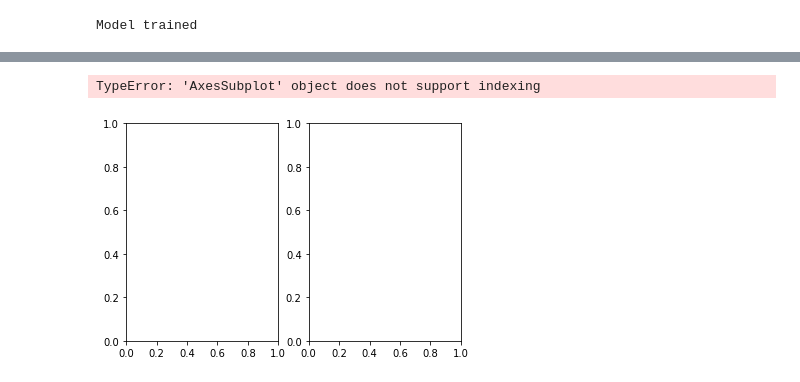
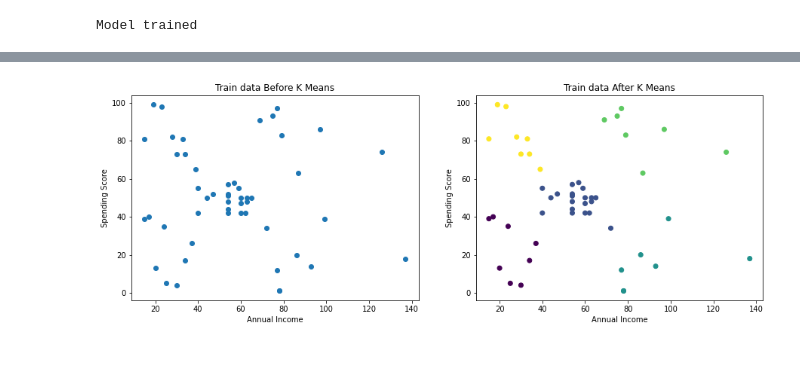
Before and after one commit to SiddheshDhinge/ML, a Jupyter notebook: ex5 - K means/K Means.ipynb, the cells around one changed output, grey strips where cells are left out. Saved outputs shown, nothing was run; the diff lists cells and outputs as text; code cells hidden in the pictures.

```diff
--- a/ex5 - K means/K Means.ipynb
+++ b/ex5 - K means/K Means.ipynb
@@ -98,6 +60,11 @@ plt.plot()
-# %%
-(fig, axes) = plt.subplots(1,2)
-axes[0][1].scatter(X_test.iloc[:, [0]], X_test.iloc[:, [1]], c=X_test_cluster)
-# %% [output]
-TypeError: 'AxesSubplot' object does not support indexing
-[figure, removed]
+# %%
+(fig, axis) = plt.subplots(1,2, figsize=(15, 5))
+axis[0].scatter(X_test.iloc[:, [0]], X_test.iloc[:, [1]])
+axis[0].set_title('Train data Before K Means')
+axis[0].set(xlabel = 'Annual Income', ylabel ='Spending Score')
+axis[1].scatter(X_test.iloc[:, [0]], X_test.iloc[:, [1]], c=X_test_cluster)
+axis[1].set_title('Train data After K Means')
+axis[1].set(xlabel = 'Annual Income', ylabel ='Spending Score')
+plt.show()
+# %% [output]
+[figure, added]
```
Also changed, not shown: parts of 7 cells of this notebook, 1 other file.
